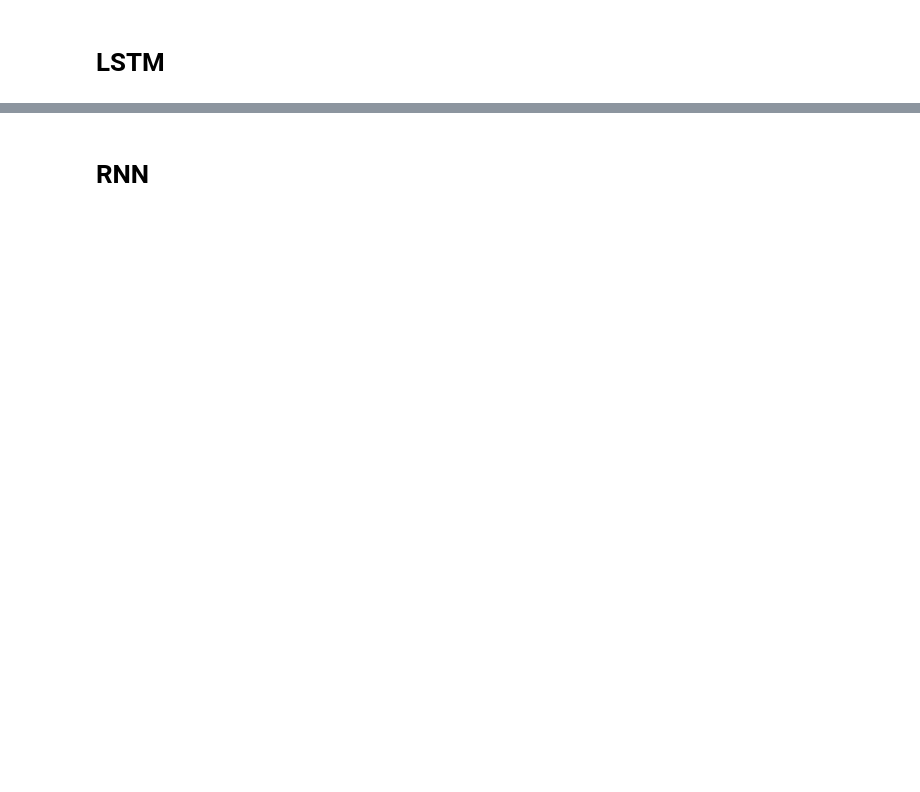
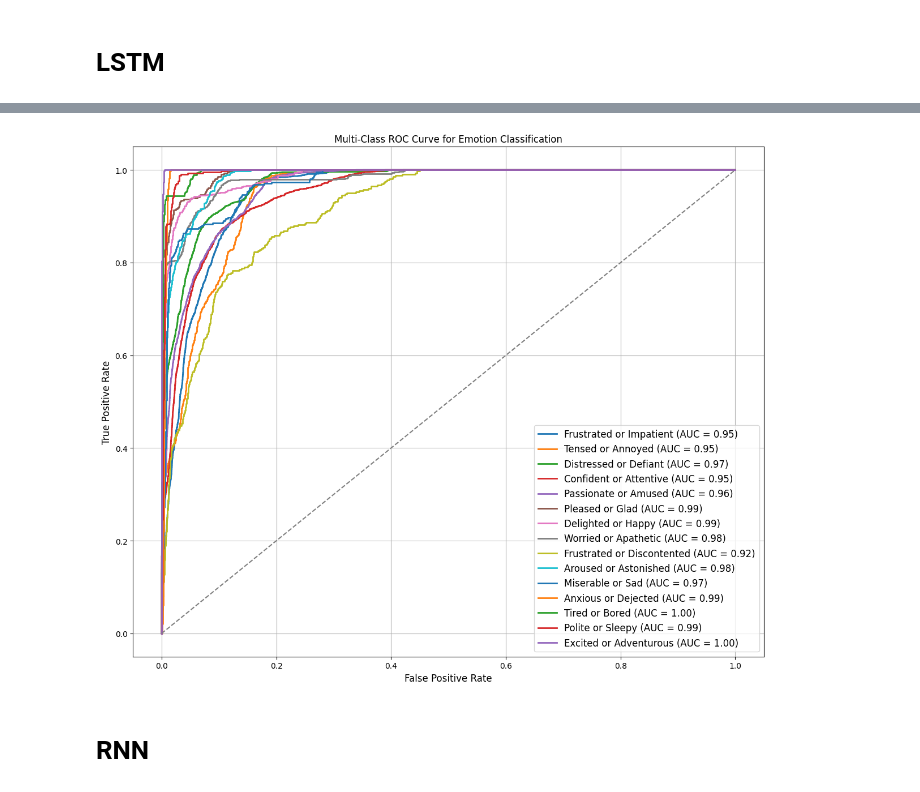
Before and after one commit to kaushikar11/RAI-HER, a Jupyter notebook: MODELS-EVALUATION.ipynb, the cells around one changed output, grey strips where cells are left out. Cells and saved outputs as stored; diff of their text form; code cells hidden in the pictures; blank space fills up the shorter version.

```diff
--- a/MODELS-EVALUATION.ipynb
+++ b/MODELS-EVALUATION.ipynb
@@ -809,3 +799,44 @@ final_metrics_df = pd.concat([final_metrics_df, new_row], ignore_index=True)
+# %%
+# --- ROC CURVE FOR MULTI-CLASS TEST DATA WITH CLASS LABELS ---
+n_classes = len(np.unique(y_test))
+y_test_bin = label_binarize(y_test, classes=np.unique(y_test))
+
+# Get the emotion labels from your dictionary
+emotion_labels = {
+    0: 'Frustrated or Impatient',
+    1: 'Tensed or Annoyed',
+    2: 'Distressed or Defiant',
+    3: 'Confident or Attentive',
+    4: 'Passionate or Amused',
+    5: 'Pleased or Glad',
+    6: 'Delighted or Happy',
+    7: 'Worried or Apathetic',
+    8: 'Frustrated or Discontented',
+    9: 'Aroused or Astonished',
+    10: 'Miserable or Sad',
+    11: 'Anxious or Dejected',
+    12: 'Tired or Bored',
+    13: 'Polite or Sleepy',
+    14: 'Excited or Adventurous'
+}
+
+plt.figure(figsize=(12, 10))
+for i in range(n_classes):
+    fpr, tpr, _ = roc_curve(y_test_bin[:, i], predictions[:, i])
+    roc_auc = auc(fpr, tpr)
+    plt.plot(fpr, tpr, lw=2, label=f'{emotion_labels[i]} (AUC = {roc_auc:.2f})')
+
+plt.plot([0, 1], [0, 1], color='gray', linestyle='--')
+plt.xlabel('False Positive Rate', fontsize=12)
+plt.ylabel('True Positive Rate', fontsize=12)
+plt.title('Multi-Class ROC Curve for Emotion Classification')
+plt.legend(loc='lower right', fontsize=12)
+plt.grid(True)
+# Adjust figure layout to ensure legend fits properly
+plt.tight_layout()
+plt.show()
+# %% [output]
+[figure, added]
 # %% [markdown]
 # RNN
 # %%
```
Also changed, not shown: parts of 9 cells of this notebook.
